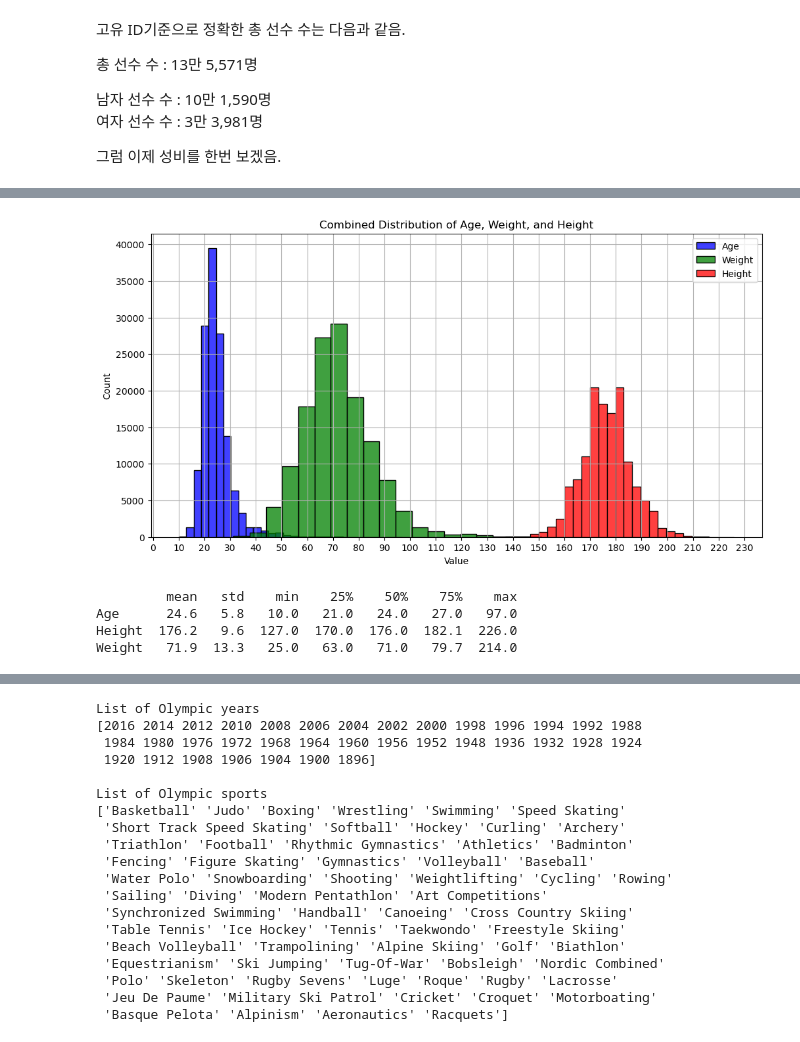
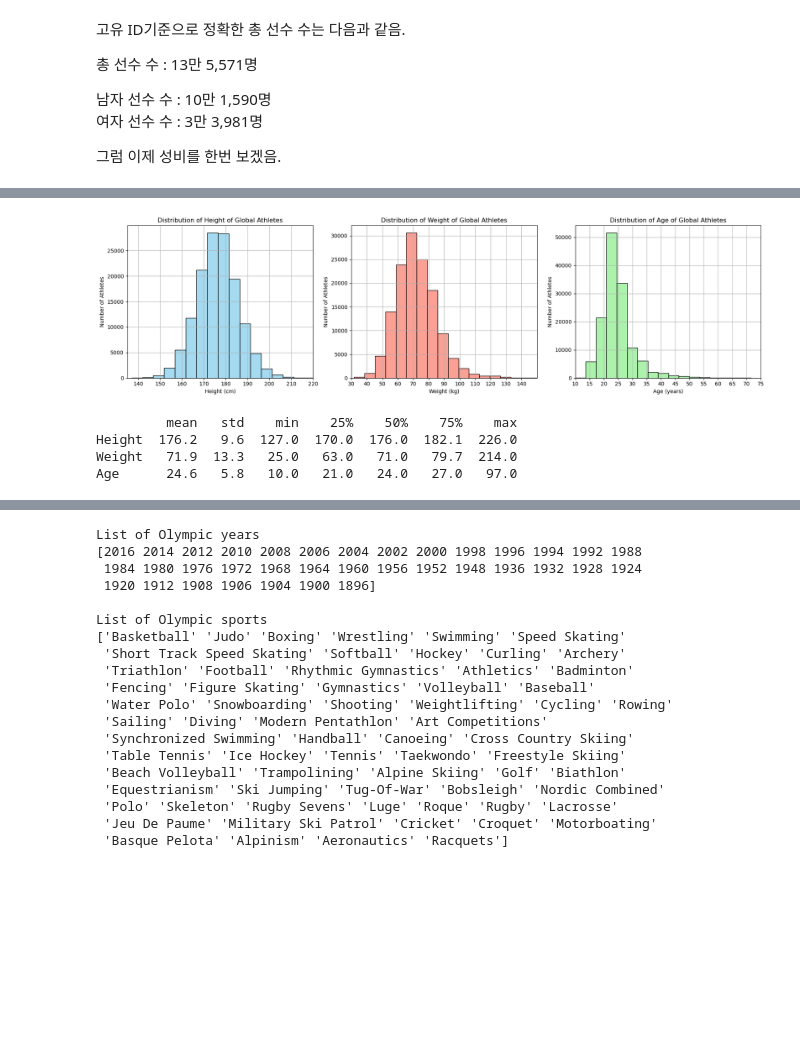
Before and after one commit to SeongJae999/AIffel_Datathon, a Jupyter notebook: olympic.ipynb, the cells around one changed output, grey strips where cells are left out. Drawn from its saved outputs; the diff is of its cells as text; code cells hidden in the pictures; blank space fills up the shorter version.

```diff
--- a/olympic.ipynb
+++ b/olympic.ipynb
@@ -400,31 +402,47 @@ plt.show()
-# %%
-# 체중, 신장, 나이 분포도 시각화
-plt.figure(figsize=(12, 6))
-sns.histplot(unique_athletes['Age'], bins=30, kde=False, label='Age', color='blue')
-sns.histplot(unique_athletes['Weight'], bins=30, kde=False, label='Weight', color='green')
-sns.histplot(unique_athletes['Height'], bins=30, kde=False, label='Height', color='red')
-
-# 제목과 레이블 설정
-plt.title('Combined Distribution of Age, Weight, and Height')
-plt.xlabel('Value')
-plt.ylabel('Count')
-
-# x축 눈금을 10 단위로 설정
-plt.xticks(range(0, int(max(all_data[['Age', 'Weight', 'Height']].max())) + 10, 10))
-
-# 범례 추가
-plt.legend()
-
-# 플롯 표시
-plt.grid()
-plt.show()
-
-# 데이터 description 나이 신장 체중 소수점 한자리까지 출력
-print(unique_athletes[['Age', 'Height', 'Weight']].describe().T[['mean', 'std', 'min', '25%', '50%', '75%', 'max']].round(1))
-# %% [output]
-[figure, removed]
-         mean   std    min    25%    50%    75%    max
-Age      24.6   5.8   10.0   21.0   24.0   27.0   97.0
-Height  176.2   9.6  127.0  170.0  176.0  182.1  226.0
-Weight   71.9  13.3   25.0   63.0   71.0   79.7  214.0
+# %%
+# 올림픽 선수 신장, 체중, 나이 분포 시각화
+plt.figure(figsize=(18, 5))
+
+# 신장 분포
+plt.subplot(1, 3, 1)
+sns.histplot(unique_athletes['Height'].dropna(), bins=20, kde=False, color='skyblue')
+plt.title('Distribution of Height of Global Athletes')
+plt.xlabel('Height (cm)')
+plt.ylabel('Number of Athletes')
+plt.xticks(range(130, 230, 10))  # 10cm 단위로 눈금 설정
+plt.xlim(135, 220)  # 신장 범위 제한
+plt.grid(True)
+
+# 체중 분포
+plt.subplot(1, 3, 2)
+sns.histplot(unique_athletes['Weight'].dropna(), bins=28, kde=False, color='salmon')
+plt.title('Distribution of Weight of Global Athletes')
+plt.xlabel('Weight (kg)')
+plt.ylabel('Number of Athletes')
+plt.xticks(range(30, 150, 10))  # 10kg 단위로 눈금 설정
+plt.xlim(30, 150)  # 체중 범위 제한
+plt.grid(True)
+
+# 나이 분포
+plt.subplot(1, 3, 3)
+sns.histplot(unique_athletes['Age'].dropna(), bins=24, kde=False, color='lightgreen')
+plt.title('Distribution of Age of Global Athletes')
+plt.xlabel('Age (years)')
+plt.ylabel('Number of Athletes')
+plt.xticks(range(10, 80, 5))  # 5년 단위로 눈금 설정
+plt.xlim(10, 75)  # 나이 범위 제한
+plt.grid(True)
+
+# 레이아웃 조정
+plt.tight_layout()
+plt.show()
+
+# 데이터 Description
+print(unique_athletes[['Height', 'Weight', 'Age']].describe().T[['mean', 'std', 'min', '25%', '50%', '75%', 'max']].round(1))
+# %% [output]
+[figure, added]
+         mean   std    min    25%    50%    75%    max
+Height  176.2   9.6  127.0  170.0  176.0  182.1  226.0
+Weight   71.9  13.3   25.0   63.0   71.0   79.7  214.0
+Age      24.6   5.8   10.0   21.0   24.0   27.0   97.0
 # %%
```
Also changed, not shown: parts of 13 cells of this notebook.
